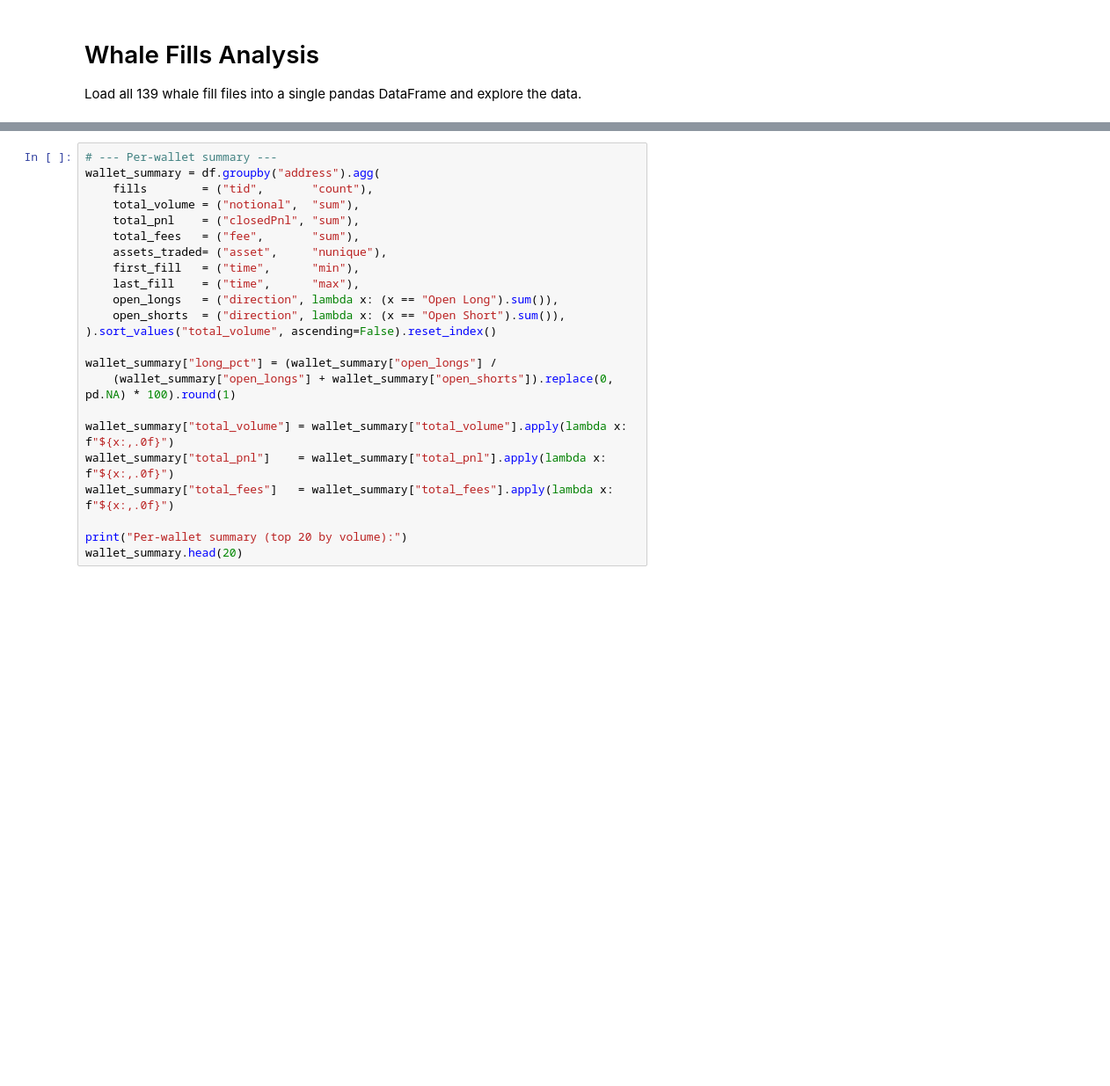
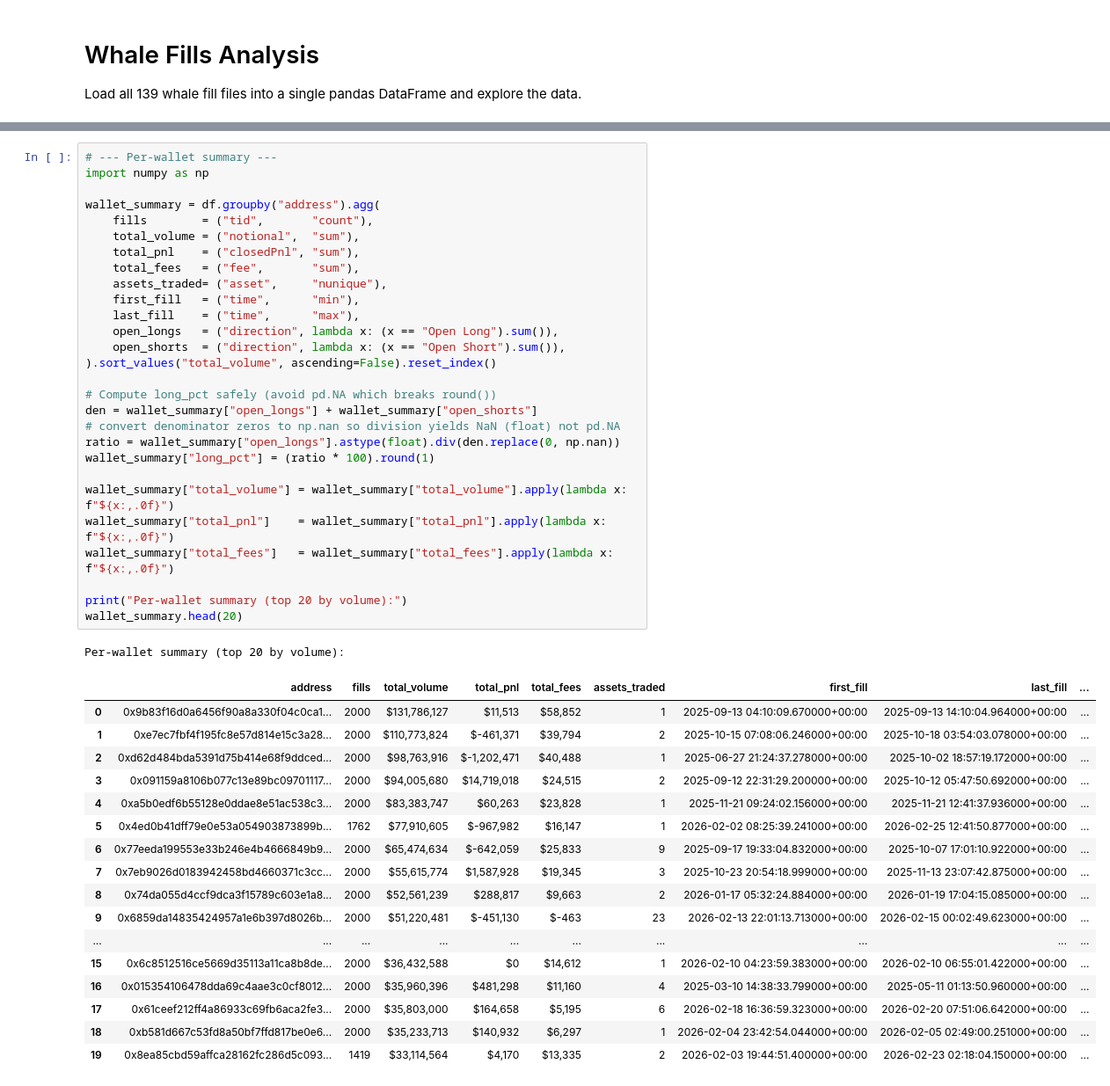
Before and after one commit to tastymrchef/HyperWhale, a Jupyter notebook: whale_activity_analysis/analyze_whales.ipynb, the cells around one changed output, grey strips where cells are left out. Shown at 88% size. Saved outputs shown, nothing was run; the diff lists cells and outputs as text; blank space fills up the shorter version.

```diff
--- a/whale_activity_analysis/analyze_whales.ipynb
+++ b/whale_activity_analysis/analyze_whales.ipynb
@@ -84,23 +155,47 @@ print(df["address"].value_counts().head(15))
 # %%
 # --- Per-wallet summary ---
+import numpy as np
+
 wallet_summary = df.groupby("address").agg(
     fills        = ("tid",       "count"),
     total_volume = ("notional",  "sum"),
     total_pnl    = ("closedPnl", "sum"),
     total_fees   = ("fee",       "sum"),
     assets_traded= ("asset",     "nunique"),
     first_fill   = ("time",      "min"),
     last_fill    = ("time",      "max"),
     open_longs   = ("direction", lambda x: (x == "Open Long").sum()),
     open_shorts  = ("direction", lambda x: (x == "Open Short").sum()),
 ).sort_values("total_volume", ascending=False).reset_index()
 
-wallet_summary["long_pct"] = (wallet_summary["open_longs"] /
-    (wallet_summary["open_longs"] + wallet_summary["open_shorts"]).replace(0, pd.NA) * 100).round(1)
+# Compute long_pct safely (avoid pd.NA which breaks round())
+den = wallet_summary["open_longs"] + wallet_summary["open_shorts"]
+# convert denominator zeros to np.nan so division yields NaN (float) not pd.NA
+ratio = wallet_summary["open_longs"].astype(float).div(den.replace(0, np.nan))
+wallet_summary["long_pct"] = (ratio * 100).round(1)
 
 wallet_summary["total_volume"] = wallet_summary["total_volume"].apply(lambda x: f"${x:,.0f}")
 wallet_summary["total_pnl"]    = wallet_summary["total_pnl"].apply(lambda x: f"${x:,.0f}")
 wallet_summary["total_fees"]   = wallet_summary["total_fees"].apply(lambda x: f"${x:,.0f}")
 
 print("Per-wallet summary (top 20 by volume):")
 wallet_summary.head(20)
+# %% [output]
+Per-wallet summary (top 20 by volume):
+|  | address | fills | total_volume | total_pnl | total_fees | assets_traded | first_fill | last_fill | ... |
+| 0 | 0x9b83f16d0a6456f90a8a330f04c0ca1... | 2000 | $131,786,127 | $11,513 | $58,852 | 1 | 2025-09-13 04:10:09.670000+00:00 | 2025-09-13 14:10:04.964000+00:00 | ... |
+| 1 | 0xe7ec7fbf4f195fc8e57d814e15c3a28... | 2000 | $110,773,824 | $-461,371 | $39,794 | 2 | 2025-10-15 07:08:06.246000+00:00 | 2025-10-18 03:54:03.078000+00:00 | ... |
+| 2 | 0xd62d484bda5391d75b414e68f9ddced... | 2000 | $98,763,916 | $-1,202,471 | $40,488 | 1 | 2025-06-27 21:24:37.278000+00:00 | 2025-10-02 18:57:19.172000+00:00 | ... |
+| 3 | 0x091159a8106b077c13e89bc09701117... | 2000 | $94,005,680 | $14,719,018 | $24,515 | 2 | 2025-09-12 22:31:29.200000+00:00 | 2025-10-12 05:47:50.692000+00:00 | ... |
+| 4 | 0xa5b0edf6b55128e0ddae8e51ac538c3... | 2000 | $83,383,747 | $60,263 | $23,828 | 1 | 2025-11-21 09:24:02.156000+00:00 | 2025-11-21 12:41:37.936000+00:00 | ... |
+| 5 | 0x4ed0b41dff79e0e53a054903873899b... | 1762 | $77,910,605 | $-967,982 | $16,147 | 1 | 2026-02-02 08:25:39.241000+00:00 | 2026-02-25 12:41:50.877000+00:00 | ... |
+| 6 | 0x77eeda199553e33b246e4b4666849b9... | 2000 | $65,474,634 | $-642,059 | $25,833 | 9 | 2025-09-17 19:33:04.832000+00:00 | 2025-10-07 17:01:10.922000+00:00 | ... |
+| 7 | 0x7eb9026d0183942458bd4660371c3cc... | 2000 | $55,615,774 | $1,587,928 | $19,345 | 3 | 2025-10-23 20:54:18.999000+00:00 | 2025-11-13 23:07:42.875000+00:00 | ... |
+| 8 | 0x74da055d4ccf9dca3f15789c603e1a8... | 2000 | $52,561,239 | $288,817 | $9,663 | 2 | 2026-01-17 05:32:24.884000+00:00 | 2026-01-19 17:04:15.085000+00:00 | ... |
+| 9 | 0x6859da14835424957a1e6b397d8026b... | 2000 | $51,220,481 | $-451,130 | $-463 | 23 | 2026-02-13 22:01:13.713000+00:00 | 2026-02-15 00:02:49.623000+00:00 | ... |
+| ... | ... | ... | ... | ... | ... | ... | ... | ... | ... |
+| 15 | 0x6c8512516ce5669d35113a11ca8b8de... | 2000 | $36,432,588 | $0 | $14,612 | 1 | 2026-02-10 04:23:59.383000+00:00 | 2026-02-10 06:55:01.422000+00:00 | ... |
+| 16 | 0x015354106478dda69c4aae3c0cf8012... | 2000 | $35,960,396 | $481,298 | $11,160 | 4 | 2025-03-10 14:38:33.799000+00:00 | 2025-05-11 01:13:50.960000+00:00 | ... |
+| 17 | 0x61ceef212ff4a86933c69fb6aca2fe3... | 2000 | $35,803,000 | $164,658 | $5,195 | 6 | 2026-02-18 16:36:59.323000+00:00 | 2026-02-20 07:51:06.642000+00:00 | ... |
+| 18 | 0xb581d667c53fd8a50bf7ffd817be0e6... | 2000 | $35,233,713 | $140,932 | $6,297 | 1 | 2026-02-04 23:42:54.044000+00:00 | 2026-02-05 02:49:00.251000+00:00 | ... |
+| 19 | 0x8ea85cbd59affca28162fc286d5c093... | 1419 | $33,114,564 | $4,170 | $13,335 | 2 | 2026-02-03 19:44:51.400000+00:00 | 2026-02-23 02:18:04.150000+00:00 | ... |
```
Also changed, not shown: parts of 5 cells of this notebook, 12 other files.
